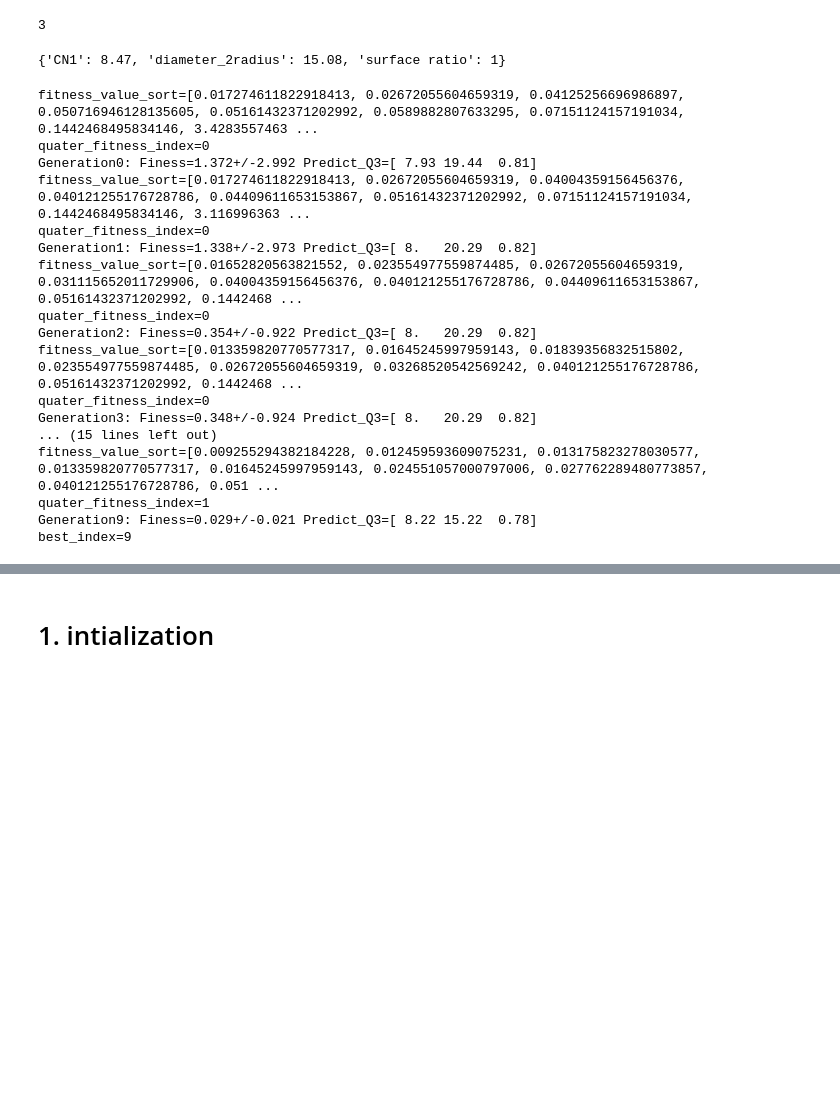
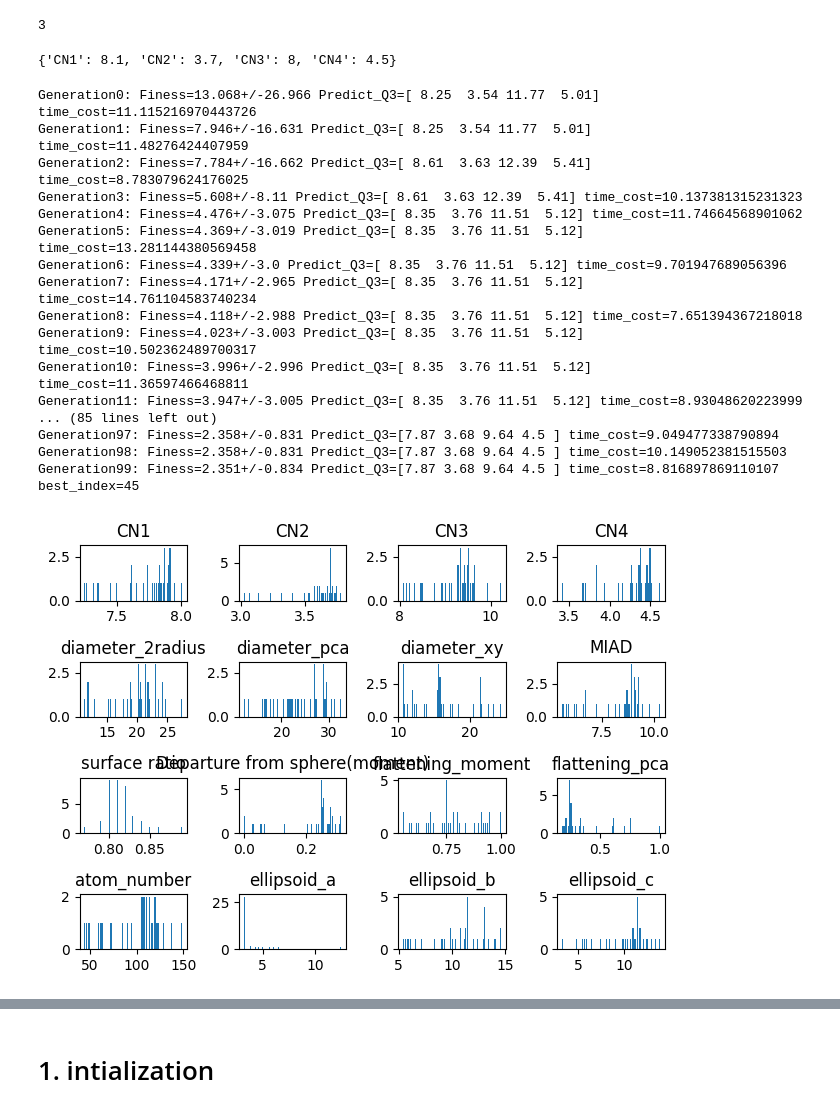
Before and after one commit to kaifengZheng/GA_nano_generator, a Jupyter notebook: particle_generator_niche_final.ipynb, the cells around one changed output, grey strips where cells are left out. Cells and saved outputs as stored; diff of their text form; code cells hidden in the pictures; blank space fills up the shorter version.

```diff
--- a/particle_generator_niche_final.ipynb
+++ b/particle_generator_niche_final.ipynb
@@ -767,8 +797,8 @@ last_atom_lists=[]
 
 ini_configurations={
         "max_num_atoms":200,
-        "generations":10,
-        "population_size":10,
+        "generations":100,
+        "population_size":50,
         "lc":3.77,
         "cross_over_rate":0.6,
         "elite_fraction":0.1,
@@ -777,14 +807,16 @@ ini_configurations={
         "alpha":1,
         "initial_mutation_rate":1,
         "mutation_rate_decay":0.993,
+        "fitness_func":"L1",
+        "reduction":"sum",
         "descriptors":{
-                "CN1":8.47,
-                # "CN2":3.11,
-                # "CN3":11.29,
-                # "CN4":5.22,
+                "CN1":8.1,
+                "CN2":3.7,
+                "CN3":8,
+                "CN4":4.5,
                 #"flattening_pca":1,
-                "diameter_2radius":15.08,
-                "surface ratio":1
+                # "diameter_2radius":15.08,
+                # "surface ratio":1
                 #"atom_number":85}
                 #"Departure from sphere(moment)":0.0001,
                 }
@@ -797,7 +829,7 @@ for i in range(1):
     # best_particle=None
     # last_atom_list=None
     # ini_atom_list=None
-    fitness_record,last_atom_list,ini_atom_list,best_particle=genetic_algorithm(max_num_atoms=ini_configurations["max_num_atoms"],
+    fitness_record,last_atom_list,ini_atom_list,fitness_values,time_record=genetic_algorithm(max_num_atoms=ini_configurations["max_num_atoms"],
                                                                                 generations=ini_configurations["generations"],
                                                                                 population_size=ini_configurations["population_size"],
                                                                                 lc=ini_configurations["lc"],
@@ -807,6 +839,9 @@ for i in range(1):
                                                                                 mutation_rate_decay=ini_configurations["mutation_rate_decay"],
                                                                                 cross_over_rate=ini_configurations["cross_over_rate"],
                                                                                 elite_fraction=ini_configurations["elite_fraction"],
+                                                                                initial_crowding_distance=ini_configurations["initial_crowding_distance"],
+                                                                                fitness_func=ini_configurations["fitness_func"],
+                                                                                reduction=ini_configurations["reduction"],
                                                                                 descriptors=ini_configurations["descriptors"])
     # best_atoms.append(best_atom)
     # fitness_records.append(fitness_record)
@@ -815,21 +850,40 @@ for i in range(1):
     # last_atom_lists.append(last_atom_list)
 # best_atom,fitness_record,fitness_values,best_particle,last_atom_list,ini_atom_list,population=genetic_algorithm()
 # %% [output]
-{'CN1': 8.47, 'diameter_2radius': 15.08, 'surface ratio': 1}
+{'CN1': 8.1, 'CN2': 3.7, 'CN3': 8, 'CN4': 4.5}
-fitness_value_sort=[0.017274611822918413, 0.02672055604659319, 0.04125256696986897, 0.050716946128135605, 0.05161432371202992, 0.0589882807633295, 0.07151124157191034, 0.1442468495834146, 3.4283557463 ...
-quater_fitness_index=0
-Generation0: Finess=1.372+/-2.992 Predict_Q3=[ 7.93 19.44  0.81]
-fitness_value_sort=[0.017274611822918413, 0.02672055604659319, 0.04004359156456376, 0.040121255176728786, 0.04409611653153867, 0.05161432371202992, 0.07151124157191034, 0.1442468495834146, 3.116996363 ...
-quater_fitness_index=0
-Generation1: Finess=1.338+/-2.973 Predict_Q3=[ 8.   20.29  0.82]
-fitness_value_sort=[0.01652820563821552, 0.023554977559874485, 0.02672055604659319, 0.031115652011729906, 0.04004359156456376, 0.040121255176728786, 0.04409611653153867, 0.05161432371202992, 0.1442468 ...
-quater_fitness_index=0
-Generation2: Finess=0.354+/-0.922 Predict_Q3=[ 8.   20.29  0.82]
-fitness_value_sort=[0.013359820770577317, 0.01645245997959143, 0.01839356832515802, 0.023554977559874485, 0.02672055604659319, 0.03268520542569242, 0.040121255176728786, 0.05161432371202992, 0.1442468 ...
-quater_fitness_index=0
-Generation3: Finess=0.348+/-0.924 Predict_Q3=[ 8.   20.29  0.82]
-... (15 lines left out)
-fitness_value_sort=[0.009255294382184228, 0.012459593609075231, 0.013175823278030577, 0.013359820770577317, 0.01645245997959143, 0.024551057000797006, 0.027762289480773857, 0.040121255176728786, 0.051 ...
-quater_fitness_index=1
-Generation9: Finess=0.029+/-0.021 Predict_Q3=[ 8.22 15.22  0.78]
-best_index=9
+Generation0: Finess=13.068+/-26.966 Predict_Q3=[ 8.25  3.54 11.77  5.01] time_cost=11.115216970443726
+Generation1: Finess=7.946+/-16.631 Predict_Q3=[ 8.25  3.54 11.77  5.01] time_cost=11.48276424407959
+Generation2: Finess=7.784+/-16.662 Predict_Q3=[ 8.61  3.63 12.39  5.41] time_cost=8.783079624176025
+Generation3: Finess=5.608+/-8.11 Predict_Q3=[ 8.61  3.63 12.39  5.41] time_cost=10.137381315231323
+Generation4: Finess=4.476+/-3.075 Predict_Q3=[ 8.35  3.76 11.51  5.12] time_cost=11.74664568901062
+Generation5: Finess=4.369+/-3.019 Predict_Q3=[ 8.35  3.76 11.51  5.12] time_cost=13.281144380569458
+Generation6: Finess=4.339+/-3.0 Predict_Q3=[ 8.35  3.76 11.51  5.12] time_cost=9.701947689056396
+Generation7: Finess=4.171+/-2.965 Predict_Q3=[ 8.35  3.76 11.51  5.12] time_cost=14.761104583740234
+Generation8: Finess=4.118+/-2.988 Predict_Q3=[ 8.35  3.76 11.51  5.12] time_cost=7.651394367218018
+Generation9: Finess=4.023+/-3.003 Predict_Q3=[ 8.35  3.76 11.51  5.12] time_cost=10.502362489700317
+Generation10: Finess=3.996+/-2.996 Predict_Q3=[ 8.35  3.76 11.51  5.12] time_cost=11.36597466468811
+Generation11: Finess=3.947+/-3.005 Predict_Q3=[ 8.35  3.76 11.51  5.12] time_cost=8.93048620223999
+... (85 lines left out)
+Generation97: Finess=2.358+/-0.831 Predict_Q3=[7.87 3.68 9.64 4.5 ] time_cost=9.049477338790894
+Generation98: Finess=2.358+/-0.831 Predict_Q3=[7.87 3.68 9.64 4.5 ] time_cost=10.149052381515503
+Generation99: Finess=2.351+/-0.834 Predict_Q3=[7.87 3.68 9.64 4.5 ] time_cost=8.816897869110107
+best_index=45
+# %%
+rankings=ranking_fitness(fitness_values)
+a=[]
+for i in range(len(rankings)):
+    a.extend(np.where(rankings==i+1)[0])
+    if len(a)>=len(rankings)*3//4:
+        break
+# Atoms_3quarter=[last_atom_list[i] for i in a]
+Atoms_3quarter=[last_atom_list[i] for i in a]
+
+particles_descriptors=[]
+pdes=[]
+for i in range(len(Atoms_3quarter)):
+    particles_descriptors.append(descriptor_table(Atoms_3quarter[i]))
+pdes=pd.DataFrame(particles_descriptors)
+pdes.hist(bins=100,grid=False)
+plt.tight_layout()
+# %% [output]
+[figure, added]
```
Also changed, not shown: parts of 3 cells of this notebook, 2 other files.
